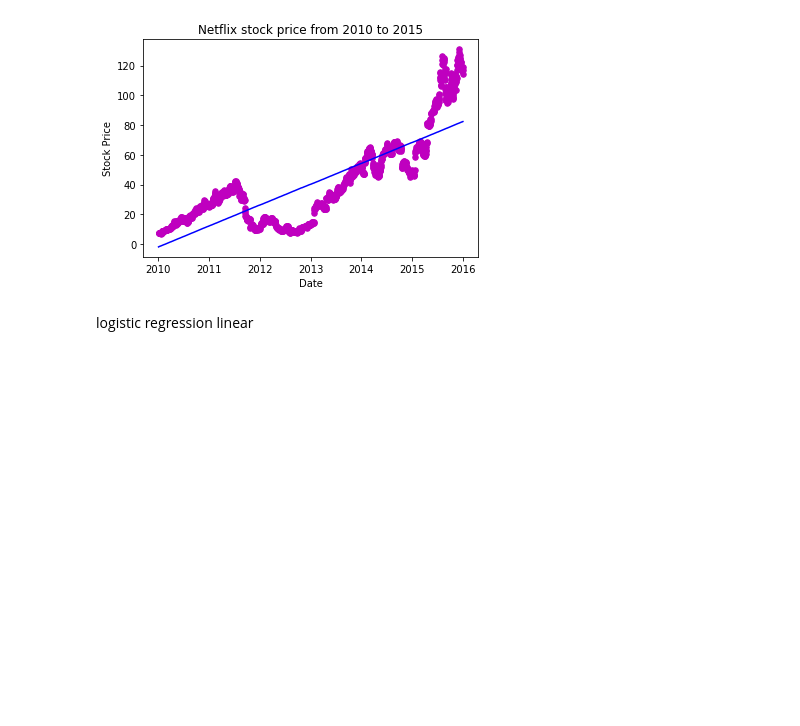
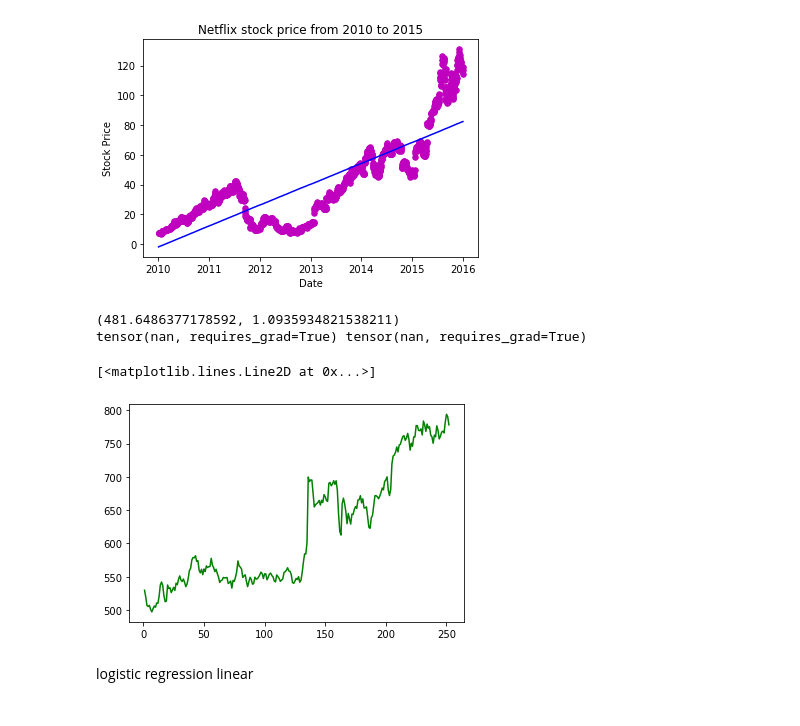
Before and after one commit to Yoomin99/LIGN167_Stock, a Jupyter notebook: LIGN167_Stock.ipynb, the cells around one changed output. Cells and saved outputs as stored; diff of their text form; code cells hidden in the pictures; blank space fills up the shorter version.

```diff
--- a/LIGN167_Stock.ipynb
+++ b/LIGN167_Stock.ipynb
@@ -147,3 +152,37 @@ plotRegressionLine(Netflix_2010_2015,"Netflix", Netflixb)
+# %%
+x = []
+for i in range(1, np.size(Google_2010_2015["Close"]) + 1):
+    x.append(float(i))
+
+x = np.array(x)
+y = Google_2010_2015["Close"]
+
+x_torch = torch.FloatTensor(x).reshape(-1,1)
+y_torch = torch.FloatTensor(y).reshape(-1,1)
+
+w = torch.tensor(Googleb[1],requires_grad = True)
+b = torch.tensor(Googleb[0],requires_grad = True)
+lr = 0.01
+
+for i in range(1):
+    y_hat = x_torch*w + b
+    loss = torch.sum(torch.pow(y_torch - y_hat , 2) / len(y_torch))
+    loss.backward()
+    with torch.no_grad():
+        w -= lr*w.grad
+        b -= lr*b.grad
+        w.grad.zero_()
+        b.grad.zero_()
+
+y_pred = x_torch*w + b
+
+plt.plot(x_torch, y_torch , 'g')
+plt.plot(x_torch, y_pred.detach().numpy(),'b')
+# %% [output]
+(481.6486377178592, 1.0935934821538211)
+tensor(nan, requires_grad=True) tensor(nan, requires_grad=True)
+[<matplotlib.lines.Line2D at 0x...>]
+[figure, added]
 # %% [markdown]
 logistic regression linear
 #
```
Also changed, not shown: parts of 6 cells of this notebook.
